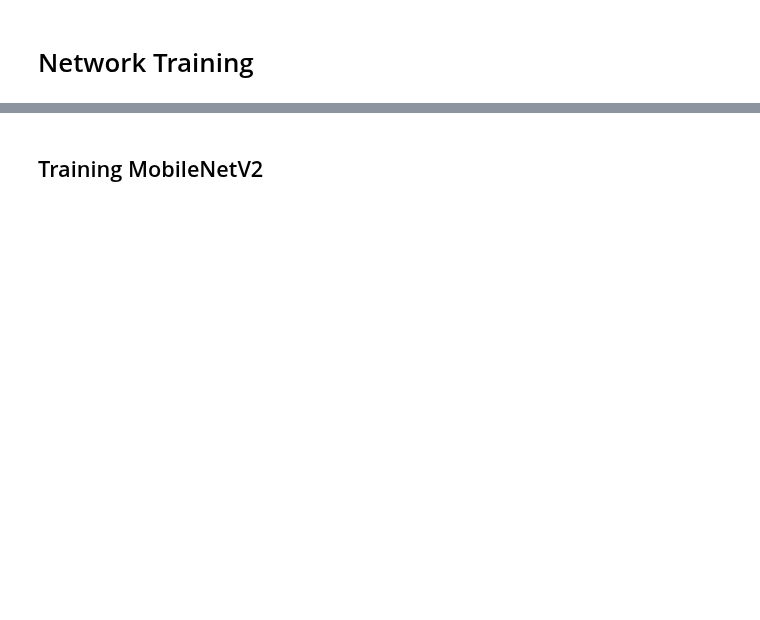
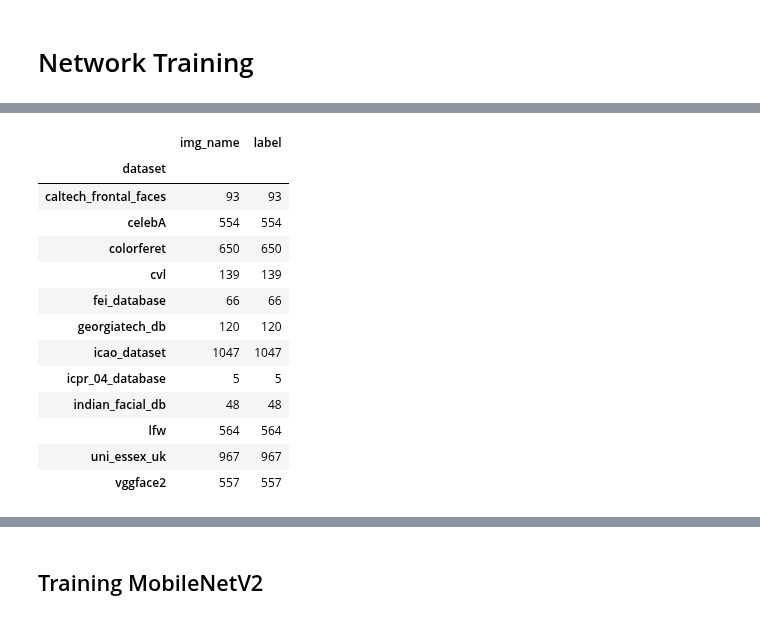
Before and after one commit to guilhermemg/icao_nets_training, a Jupyter notebook: notebooks/mouth_nets_training.ipynb, the cells around one changed output, grey strips where cells are left out. Drawn from its saved outputs; the diff is of its cells as text; code cells hidden in the pictures; blank space fills up the shorter version.

```diff
--- a/notebooks/mouth_nets_training.ipynb
+++ b/notebooks/mouth_nets_training.ipynb
@@ -135,0 +323,18 @@ print(data.shape, labels.shape)
+# %%
+valid_df['dataset'] = valid_df.img_name.apply(lambda x : x.split('/')[8])
+valid_df.groupby('dataset').count()
+# %% [output]
+|  | img_name | label |
+| dataset |  |  |
+| caltech_frontal_faces | 93 | 93 |
+| celebA | 554 | 554 |
+| colorferet | 650 | 650 |
+| cvl | 139 | 139 |
+| fei_database | 66 | 66 |
+| georgiatech_db | 120 | 120 |
+| icao_dataset | 1047 | 1047 |
+| icpr_04_database | 5 | 5 |
+| indian_facial_db | 48 | 48 |
+| lfw | 564 | 564 |
+| uni_essex_uk | 967 | 967 |
+| vggface2 | 557 | 557 |
```
Also changed, not shown: parts of 23 cells of this notebook, 3 other files.
